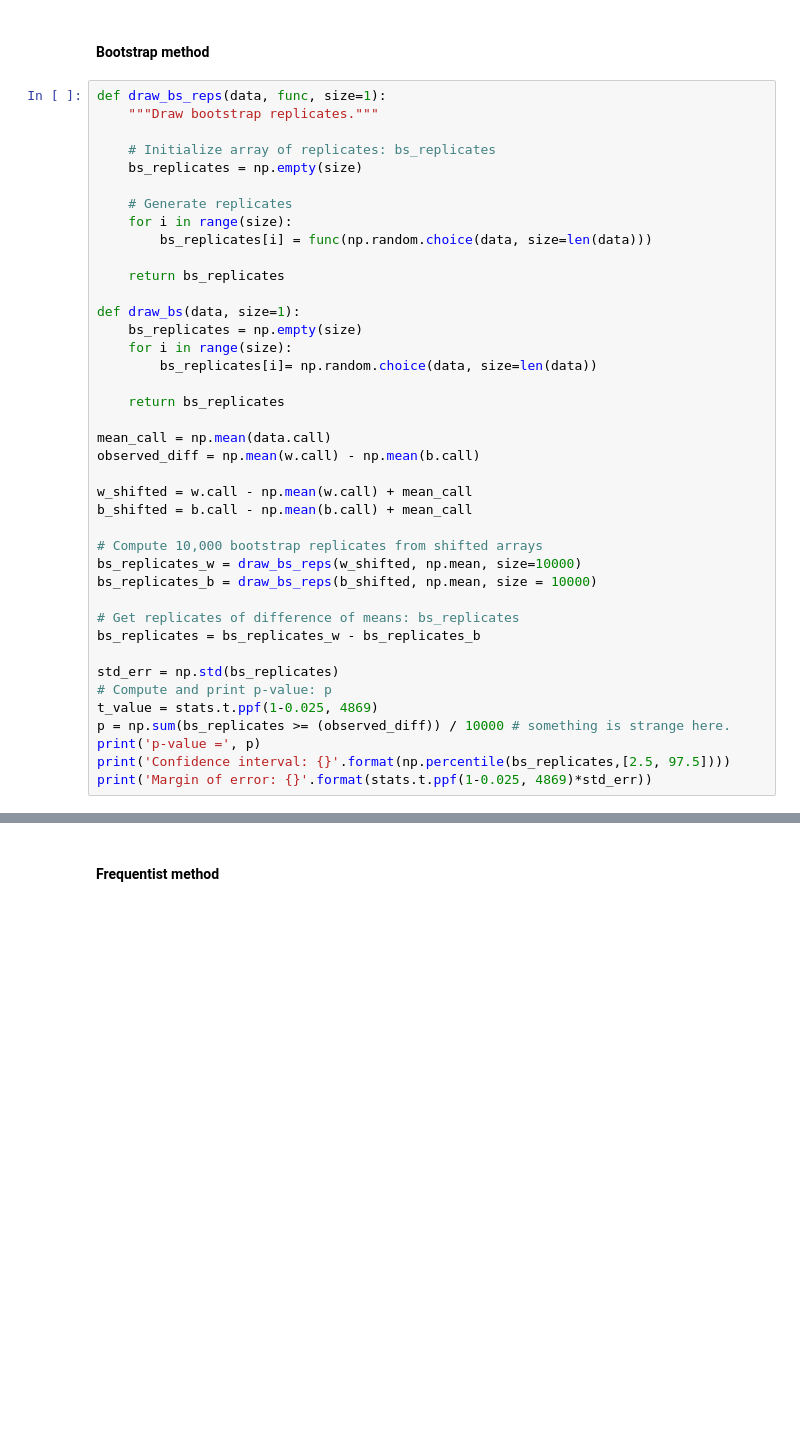
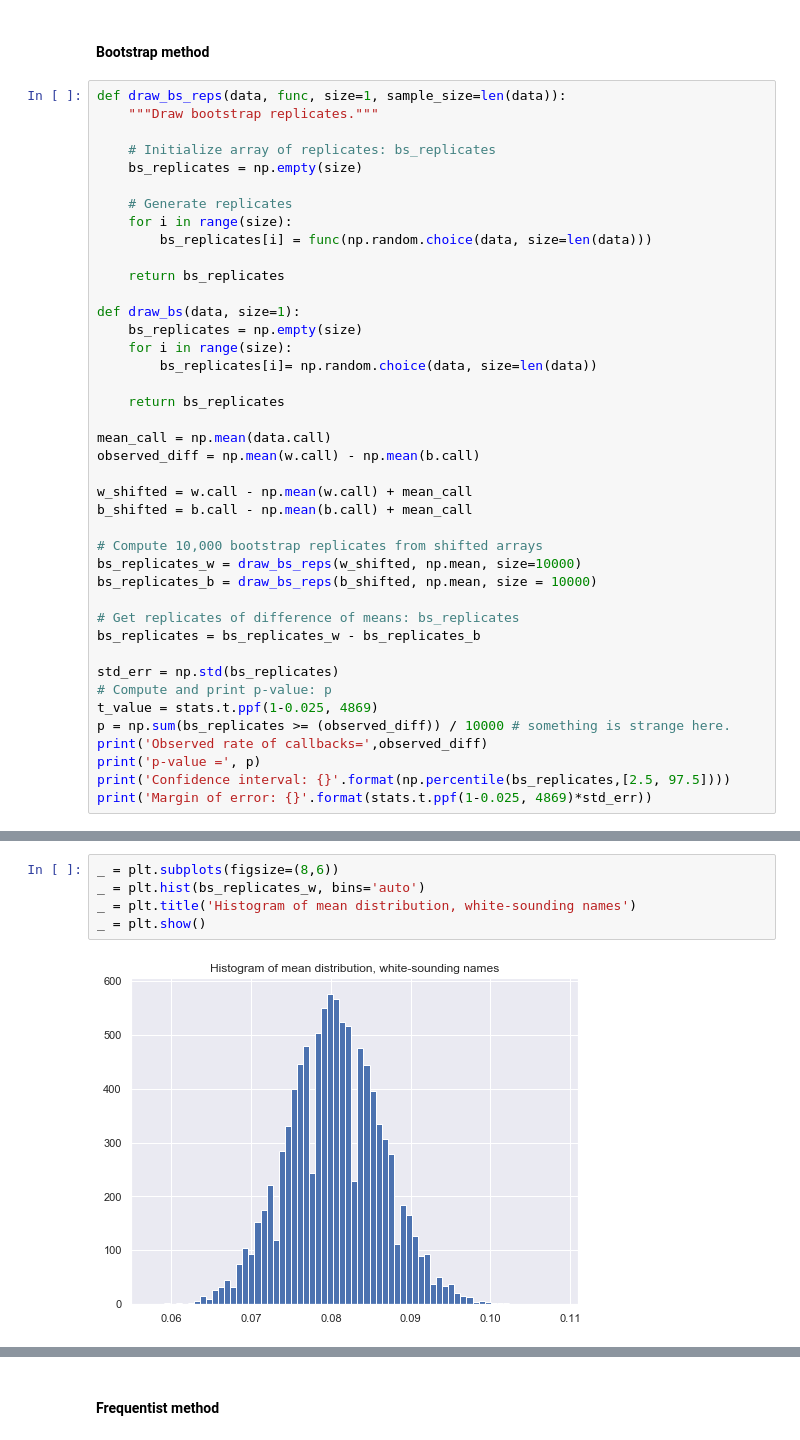
Before and after one commit to ryatchak/springboard, a Jupyter notebook: EDA_racial_discrimination/sliderule_dsi_inferential_statistics_exercise_2.ipynb, the cells around one changed output, grey strips where cells are left out. Saved outputs shown, nothing was run; the diff lists cells and outputs as text; blank space fills up the shorter version.

```diff
--- a/EDA_racial_discrimination/sliderule_dsi_inferential_statistics_exercise_2.ipynb
+++ b/EDA_racial_discrimination/sliderule_dsi_inferential_statistics_exercise_2.ipynb
@@ -79,7 +79,7 @@ b = data[data.race=='b']
 # %% [markdown]
 #### Bootstrap method
 # %%
-def draw_bs_reps(data, func, size=1):
+def draw_bs_reps(data, func, size=1, sample_size=len(data)):
     """Draw bootstrap replicates."""
 
     # Initialize array of replicates: bs_replicates
@@ -115,6 +115,7 @@ std_err = np.std(bs_replicates)
 # Compute and print p-value: p
 t_value = stats.t.ppf(1-0.025, 4869)
 p = np.sum(bs_replicates >= (observed_diff)) / 10000 # something is strange here.
+print('Observed rate of callbacks=',observed_diff)
 print('p-value =', p)
 print('Confidence interval: {}'.format(np.percentile(bs_replicates,[2.5, 97.5])))
 print('Margin of error: {}'.format(stats.t.ppf(1-0.025, 4869)*std_err))
@@ -124,0 +133,7 @@ Margin of error: 0.015274031446916062
+# %%
+_ = plt.subplots(figsize=(8,6))
+_ = plt.hist(bs_replicates_w, bins='auto')
+_ = plt.title('Histogram of mean distribution, white-sounding names')
+_ = plt.show()
+# %% [output]
+[figure, added]
```
Also changed, not shown: parts of 19 cells of this notebook.
